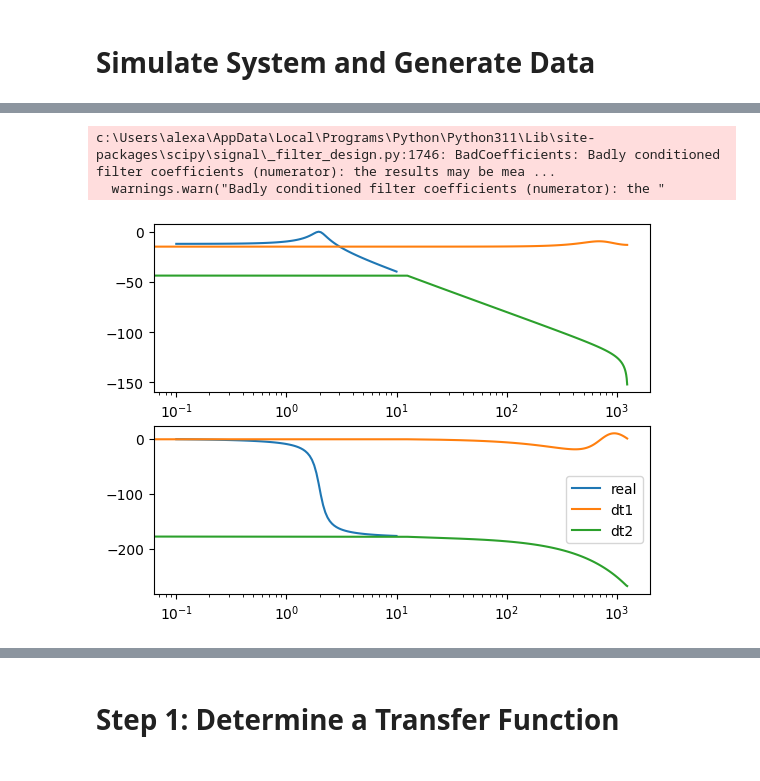
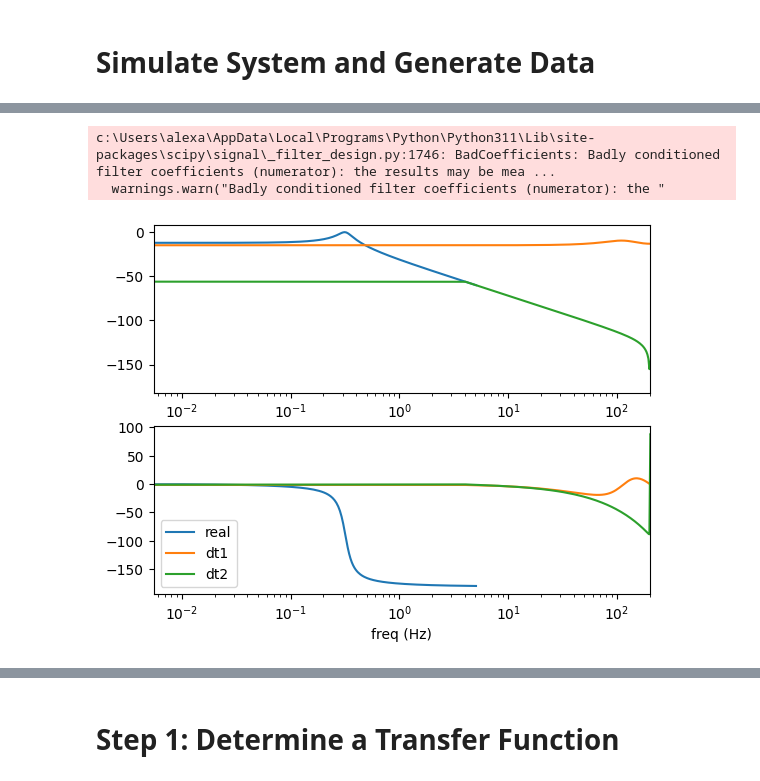
Before and after one commit to gibbsalex/my-demos, a Jupyter notebook: bike_suspension_sim/sig_id_proto.ipynb, the cells around one changed output, grey strips where cells are left out. Drawn from its saved outputs; the diff is of its cells as text; code cells hidden in the pictures.

Commit message:
bode and model analysis
bode debugging

```diff
--- a/bike_suspension_sim/sig_id_proto.ipynb
+++ b/bike_suspension_sim/sig_id_proto.ipynb
@@ -69,29 +69,44 @@ plt.show()
 # %%
 num_real = 1
 den_real = [m, c, k]
 
 sys_real = TransferFunction(num_real, den_real)
 sys_d = TransferFunction(num_real, den_real, dt = 1/fs)
 sys_d2 = sys_real.to_discrete(dt=1/fs, method='zoh')
 
-w_r, mag_r, phase_r = signal.bode(sys_real)
-w_d, mag_d, phase_d = signal.dbode(sys_d)
-w_d2, mag_d2, phase_d2 = signal.dbode(sys_d2)
+#convert to rad/s
+w_Hz = fft_freq
+w_rad = 1 / (2 * np.pi) * w_Hz
+
+# bode in rad/s
+w_r, mag_r, phase_r = signal.bode(sys_real, w=w_rad) # output is db
+w_d, mag_d, phase_d = signal.dbode(sys_d, w=w_rad) # output is db
+w_d2, mag_d2, phase_d2 = signal.dbode(sys_d2, w=w_rad)
+
+#convert to Hz
+w_r /= 2*np.pi
+w_d /= 2*np.pi
+w_d2 /= 2*np.pi
+
 
 plt.subplot(2,1,1)
 plt.semilogx(w_r, mag_r)    # Bode magnitude plot
 plt.semilogx(w_d, mag_d)
 plt.semilogx(w_d2, mag_d2)
+plt.xlim(0, 200)
 plt.subplot(2,1,2)
 plt.semilogx(w_r, phase_r)  # Bode phase plot
 plt.semilogx(w_d, phase_d)
-plt.semilogx(w_d2, phase_d2)
+plt.semilogx(w_d2, phase_d2 - 180)
 plt.legend(['real', 'dt1', 'dt2'])
+plt.xlabel('freq (Hz)')
+plt.xlim(0, 200)
+
 plt.show()
 # %% [output]
 c:\Users\alexa\AppData\Local\Programs\Python\Python311\Lib\site-packages\scipy\signal\_filter_design.py:1746: BadCoefficients: Badly conditioned filter coefficients (numerator): the results may be mea ...
   warnings.warn("Badly conditioned filter coefficients (numerator): the "
-[figure, old version]
+[figure, new version]
 # %%
 u = sol.y[2]
 t = t = np.linspace(t_span[0], t_span[1], 1000)
```
Also changed, not shown: parts of 9 cells of this notebook, 3 other files.
